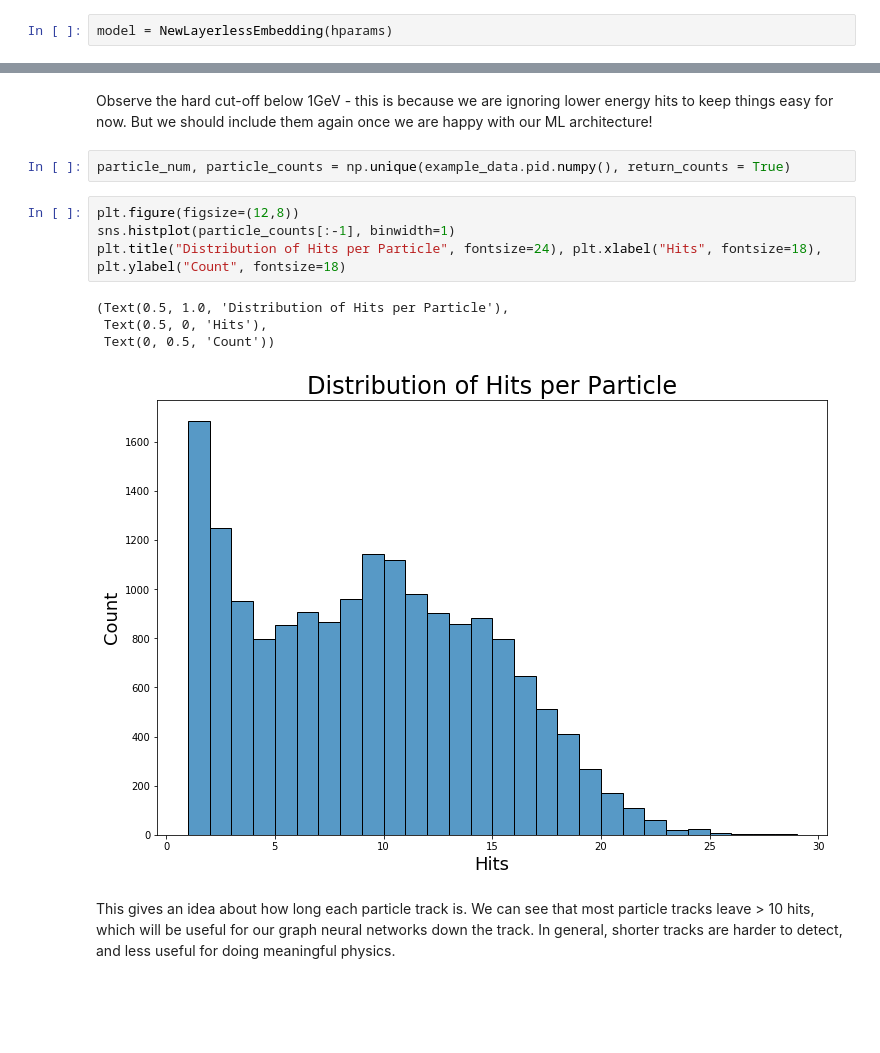
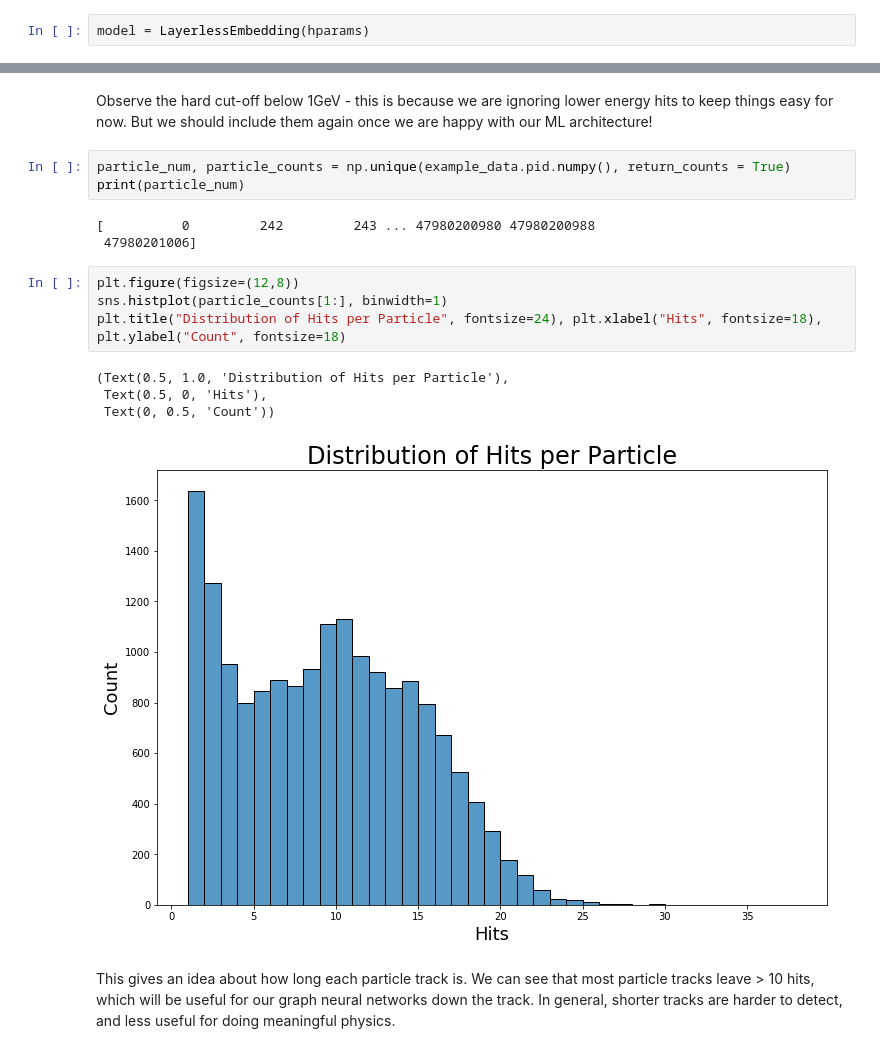
Before and after one commit to HSF-reco-and-software-triggers/Tracking-ML-Exa.TrkX, a Jupyter notebook: Pipelines/ITk_Example/notebooks/Example_Embedding.ipynb, the cells around one changed output, grey strips where cells are left out. Saved outputs shown, nothing was run; the diff lists cells and outputs as text; blank space fills up the shorter version.

```diff
--- a/Pipelines/ITk_Example/notebooks/Example_Embedding.ipynb
+++ b/Pipelines/ITk_Example/notebooks/Example_Embedding.ipynb
@@ -42,7 +46,7 @@ with open("example_embedding.yaml") as f:
 # %% [markdown]
 We plug these parameters into a constructor of the `LayerlessEmbedding` Lightning Module. This doesn't **do** anything yet - merely creates the object.
 # %%
-model = NewLayerlessEmbedding(hparams)
+model = LayerlessEmbedding(hparams)
 # %% [markdown]
 ## The Dataset
 # %% [markdown]
@@ -98,15 +102,19 @@ plt.title("Distribution of Momentum", fontsize=24), plt.xlabel("pT (GeV)", fonts
 Observe the hard cut-off below 1GeV - this is because we are ignoring lower energy hits to keep things easy for now. But we should include them again once we are happy with our ML architecture!
 # %%
 particle_num, particle_counts = np.unique(example_data.pid.numpy(), return_counts = True)
+print(particle_num)
+# %% [output]
+[          0         242         243 ... 47980200980 47980200988
+ 47980201006]
 # %%
 plt.figure(figsize=(12,8))
-sns.histplot(particle_counts[:-1], binwidth=1)
+sns.histplot(particle_counts[1:], binwidth=1)
 plt.title("Distribution of Hits per Particle", fontsize=24), plt.xlabel("Hits", fontsize=18), plt.ylabel("Count", fontsize=18)
 # %% [output]
 (Text(0.5, 1.0, 'Distribution of Hits per Particle'),
  Text(0.5, 0, 'Hits'),
  Text(0, 0.5, 'Count'))
-[figure, old version]
+[figure, new version]
 # %% [markdown]
 This gives an idea about how long each particle track is. We can see that most particle tracks leave > 10 hits, which will be useful for our graph neural networks down the track. In general, shorter tracks are harder to detect, and less useful for doing meaningful physics.
 # %% [markdown]
```
Also changed, not shown: parts of 35 cells of this notebook, 13 other files.
